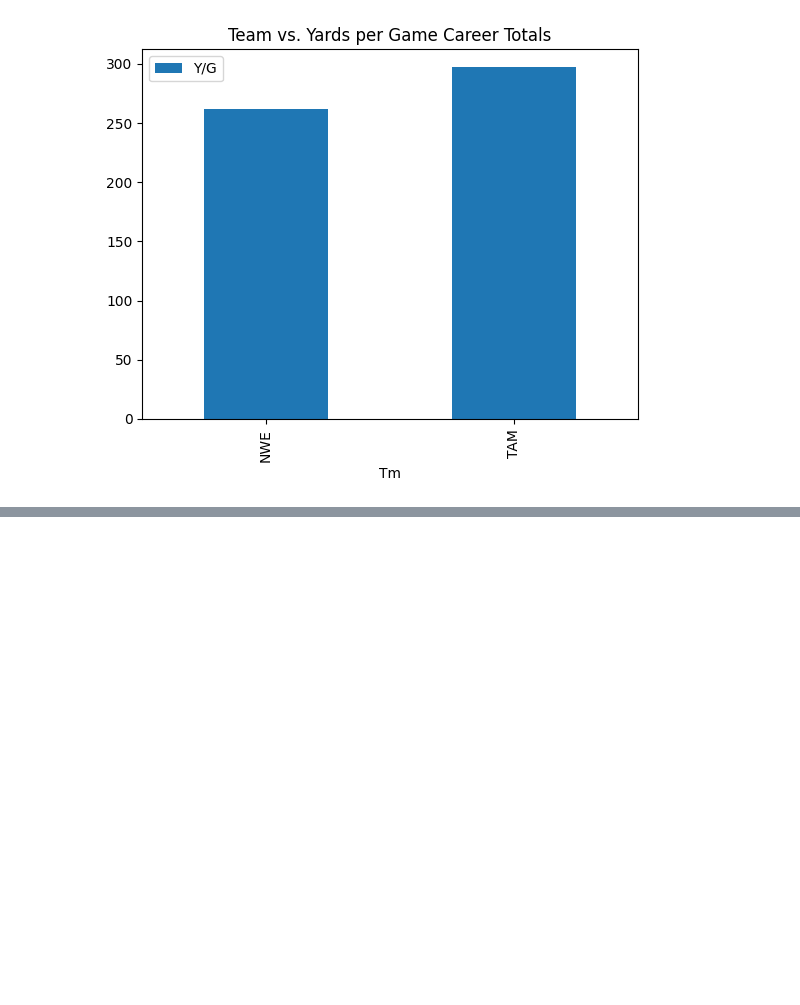
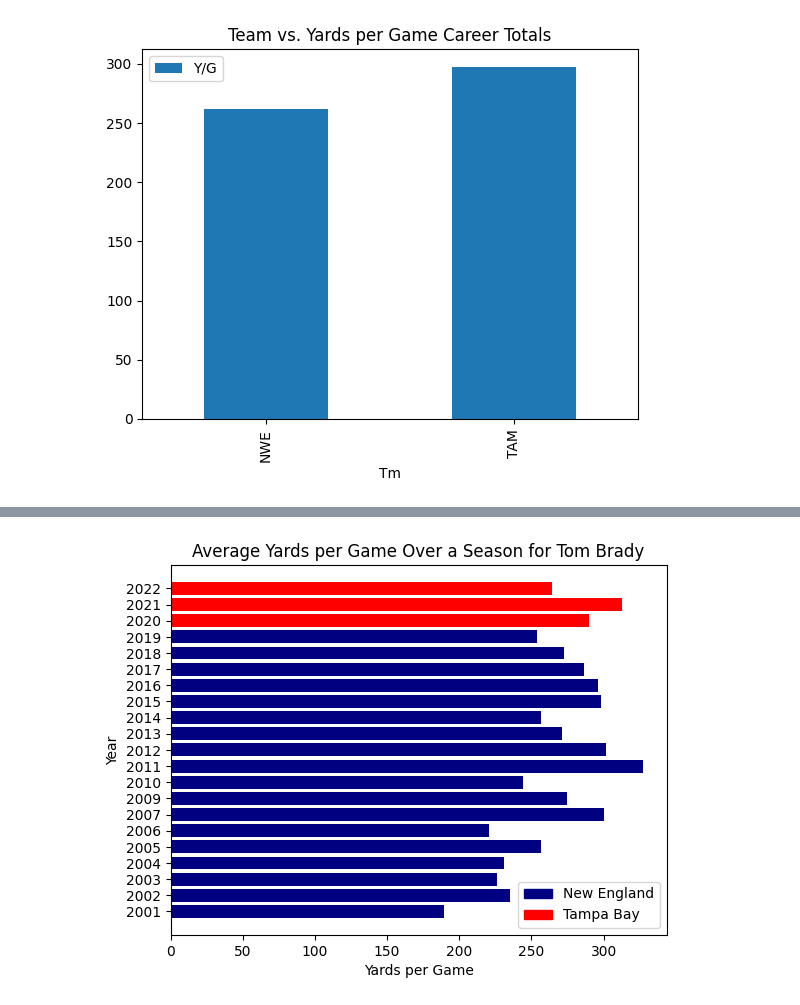
Before and after one commit to tandeUMICH/MDST_Tom_Brady, a Jupyter notebook: EDA.ipynb, the cells around one changed output, grey strips where cells are left out. Cells and saved outputs as stored; diff of their text form; code cells hidden in the pictures; blank space fills up the shorter version.

```diff
--- a/EDA.ipynb
+++ b/EDA.ipynb
@@ -46,0 +83,15 @@ df2.plot.bar(x = "Year", y="Y/G", title="Year vs. Yards per Game", ylabel="Yards
+# %%
+df_sample = df2.drop(labels=[0,8], axis=0, inplace=False)
+# sample_NWE = df_sample["Y/G"] & df_sample["Tm"] == "NWE"
+# sample_TAM = df_sample["Y/G"] & df_sample["Tm"] == "TAM"
+colors = ["navy", "navy", "navy", "navy", "navy", "navy", "navy", "navy", "navy", "navy", "navy", "navy", "navy", "navy", "navy", "navy", "navy", "navy", "red", "red","red"]
+b = plt.barh(y=df_sample["Year"], width=df_sample["Y/G"], color=colors)
+plt.xlabel("Yards per Game")
+plt.ylabel("Year")
+plt.title("Average Yards per Game Over a Season for Tom Brady")
+nwe = mpatches.Patch(color="navy", label="New England")
+tam = mpatches.Patch(color="red", label="Tampa Bay")
+plt.legend(handles=[nwe,tam])
+plt.savefig("TB_YG.png", dpi=300)
+# %% [output]
+[figure, added]
```
Also changed, not shown: parts of 11 cells of this notebook, 3 other files.
